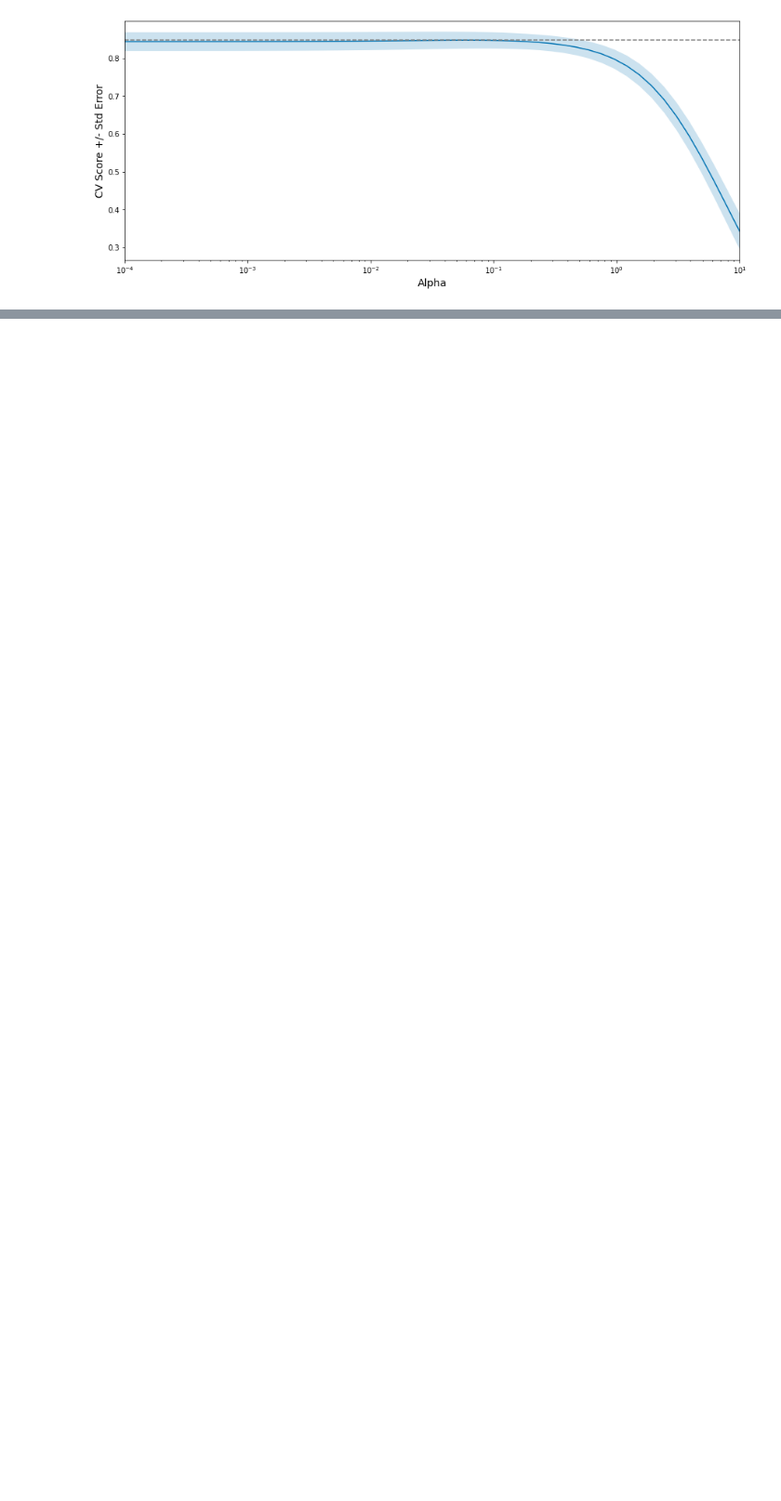
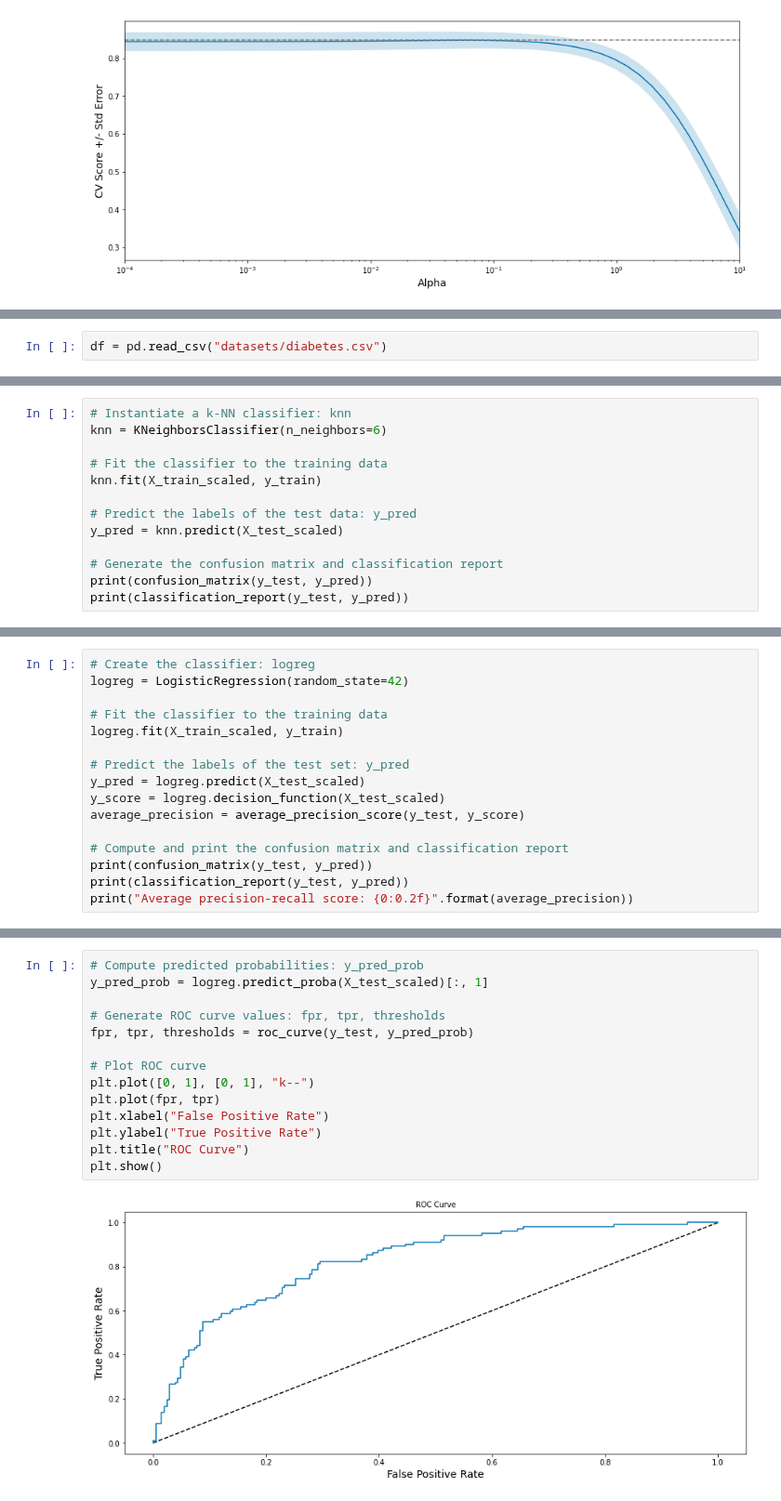
Before and after one commit to watchful-cluckets/springboard_dsci_career_track, a Jupyter notebook: datacamp_projects/supervised/notebook.ipynb, the cells around one changed output, grey strips where cells are left out. Shown at 93% size. Cells and saved outputs as stored; diff of their text form; blank space fills up the shorter version.

```diff
--- a/datacamp_projects/supervised/notebook.ipynb
+++ b/datacamp_projects/supervised/notebook.ipynb
@@ -460,0 +631,2 @@ display_plot(ridge_scores, ridge_scores_std)
+# %%
+df = pd.read_csv("datasets/diabetes.csv")
@@ -460,0 +670,13 @@ display_plot(ridge_scores, ridge_scores_std)
+# %%
+# Instantiate a k-NN classifier: knn
+knn = KNeighborsClassifier(n_neighbors=6)
+
+# Fit the classifier to the training data
+knn.fit(X_train_scaled, y_train)
+
+# Predict the labels of the test data: y_pred
+y_pred = knn.predict(X_test_scaled)
+
+# Generate the confusion matrix and classification report
+print(confusion_matrix(y_test, y_pred))
+print(classification_report(y_test, y_pred))
@@ -460,0 +696,16 @@ display_plot(ridge_scores, ridge_scores_std)
+# %%
+# Create the classifier: logreg
+logreg = LogisticRegression(random_state=42)
+
+# Fit the classifier to the training data
+logreg.fit(X_train_scaled, y_train)
+
+# Predict the labels of the test set: y_pred
+y_pred = logreg.predict(X_test_scaled)
+y_score = logreg.decision_function(X_test_scaled)
+average_precision = average_precision_score(y_test, y_score)
+
+# Compute and print the confusion matrix and classification report
+print(confusion_matrix(y_test, y_pred))
+print(classification_report(y_test, y_pred))
+print("Average precision-recall score: {0:0.2f}".format(average_precision))
@@ -460,0 +727,16 @@ display_plot(ridge_scores, ridge_scores_std)
+# %%
+# Compute predicted probabilities: y_pred_prob
+y_pred_prob = logreg.predict_proba(X_test_scaled)[:, 1]
+
+# Generate ROC curve values: fpr, tpr, thresholds
+fpr, tpr, thresholds = roc_curve(y_test, y_pred_prob)
+
+# Plot ROC curve
+plt.plot([0, 1], [0, 1], "k--")
+plt.plot(fpr, tpr)
+plt.xlabel("False Positive Rate")
+plt.ylabel("True Positive Rate")
+plt.title("ROC Curve")
+plt.show()
+# %% [output]
+[figure, added]
```
Also changed, not shown: parts of 56 cells of this notebook.
